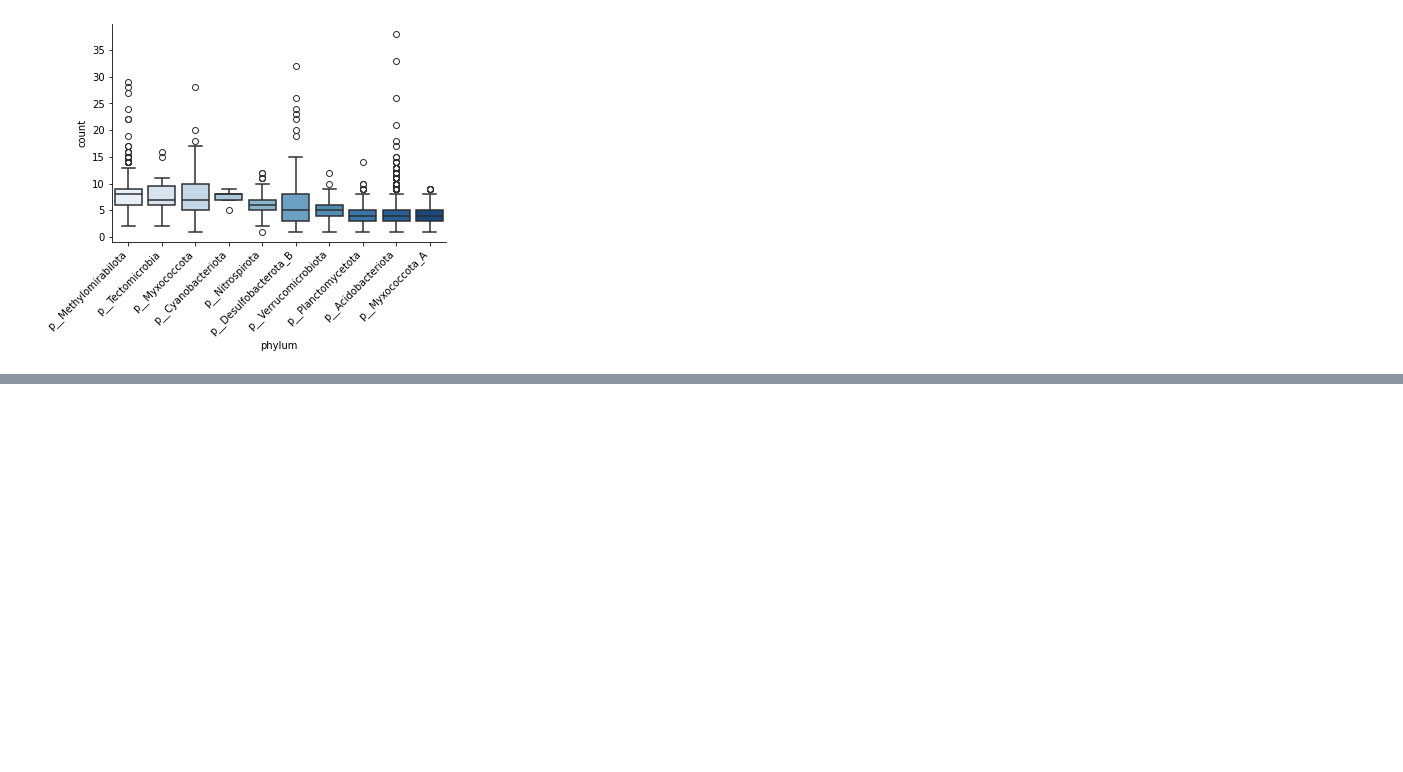
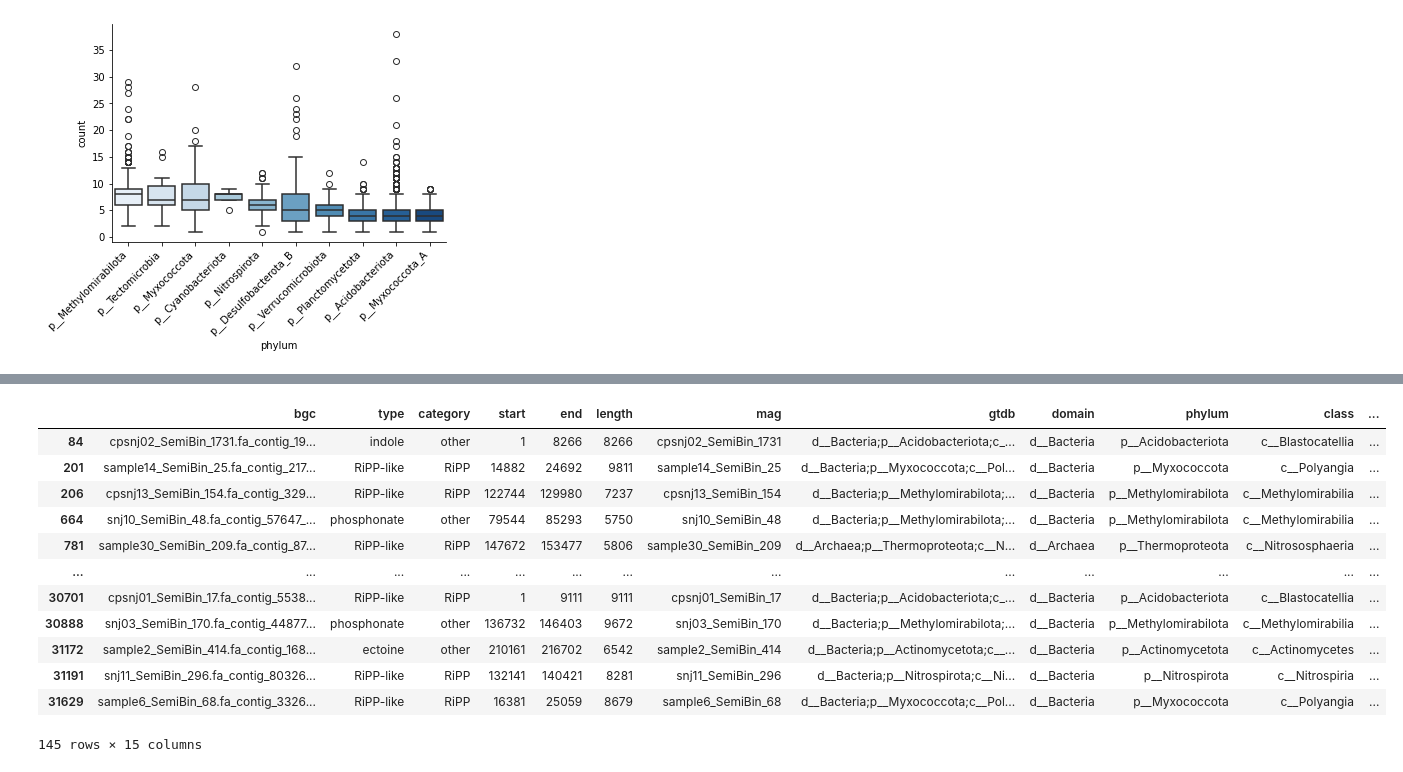
Before and after one commit to BigDataBiology/Duan2026_urban_soil, a Jupyter notebook: analysis/figure4/figure4.ipynb, the cells around one changed output, grey strips where cells are left out. Drawn from its saved outputs; the diff is of its cells as text; code cells hidden in the pictures; blank space fills up the shorter version.

```diff
--- a/analysis/figure4/figure4.ipynb
+++ b/analysis/figure4/figure4.ipynb
@@ -154,3 +202,6 @@ Passing `palette` without assigning `hue` is deprecated and will be removed in v
   Text(0, 0, ''),
   Text(0, 0, '')])
 [figure]
+# %%
+df = pd.read_csv(r'../pre-calculated_data/bgc_region_len_gtdb.tsv',sep='\t',header=None,names=['bgc','type','category','start','end','length','mag','gtdb','domain','phylum','class','order','family','genus','species'])
+df
@@ -156,0 +222,17 @@ Passing `palette` without assigning `hue` is deprecated and will be removed in v
+# %%
+selected = df[df['length']<10000]
+selected
+# %% [output]
+|  | bgc | type | category | start | end | length | mag | gtdb | domain | phylum | class | ... |
+| 84 | cpsnj02_SemiBin_1731.fa_contig_19... | indole | other | 1 | 8266 | 8266 | cpsnj02_SemiBin_1731 | d__Bacteria;p__Acidobacteriota;c_... | d__Bacteria | p__Acidobacteriota | c__Blastocatellia | ... |
+| 201 | sample14_SemiBin_25.fa_contig_217... | RiPP-like | RiPP | 14882 | 24692 | 9811 | sample14_SemiBin_25 | d__Bacteria;p__Myxococcota;c__Pol... | d__Bacteria | p__Myxococcota | c__Polyangia | ... |
+| 206 | cpsnj13_SemiBin_154.fa_contig_329... | RiPP-like | RiPP | 122744 | 129980 | 7237 | cpsnj13_SemiBin_154 | d__Bacteria;p__Methylomirabilota;... | d__Bacteria | p__Methylomirabilota | c__Methylomirabilia | ... |
+| 664 | snj10_SemiBin_48.fa_contig_57647_... | phosphonate | other | 79544 | 85293 | 5750 | snj10_SemiBin_48 | d__Bacteria;p__Methylomirabilota;... | d__Bacteria | p__Methylomirabilota | c__Methylomirabilia | ... |
+| 781 | sample30_SemiBin_209.fa_contig_87... | RiPP-like | RiPP | 147672 | 153477 | 5806 | sample30_SemiBin_209 | d__Archaea;p__Thermoproteota;c__N... | d__Archaea | p__Thermoproteota | c__Nitrososphaeria | ... |
+| ... | ... | ... | ... | ... | ... | ... | ... | ... | ... | ... | ... | ... |
+| 30701 | cpsnj01_SemiBin_17.fa_contig_5538... | RiPP-like | RiPP | 1 | 9111 | 9111 | cpsnj01_SemiBin_17 | d__Bacteria;p__Acidobacteriota;c_... | d__Bacteria | p__Acidobacteriota | c__Blastocatellia | ... |
+| 30888 | snj03_SemiBin_170.fa_contig_44877... | phosphonate | other | 136732 | 146403 | 9672 | snj03_SemiBin_170 | d__Bacteria;p__Methylomirabilota;... | d__Bacteria | p__Methylomirabilota | c__Methylomirabilia | ... |
+| 31172 | sample2_SemiBin_414.fa_contig_168... | ectoine | other | 210161 | 216702 | 6542 | sample2_SemiBin_414 | d__Bacteria;p__Actinomycetota;c__... | d__Bacteria | p__Actinomycetota | c__Actinomycetes | ... |
+| 31191 | snj11_SemiBin_296.fa_contig_80326... | RiPP-like | RiPP | 132141 | 140421 | 8281 | snj11_SemiBin_296 | d__Bacteria;p__Nitrospirota;c__Ni... | d__Bacteria | p__Nitrospirota | c__Nitrospiria | ... |
+| 31629 | sample6_SemiBin_68.fa_contig_3326... | RiPP-like | RiPP | 16381 | 25059 | 8679 | sample6_SemiBin_68 | d__Bacteria;p__Myxococcota;c__Pol... | d__Bacteria | p__Myxococcota | c__Polyangia | ... |
+145 rows × 15 columns
```
Also changed, not shown: parts of 5 cells of this notebook, 1 other file.
